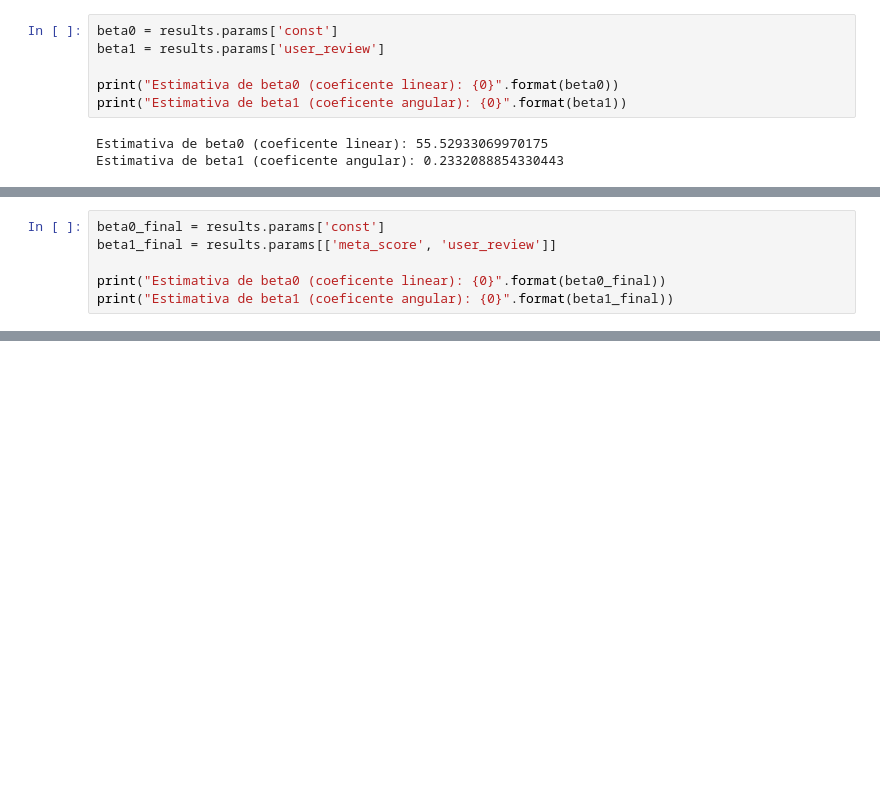
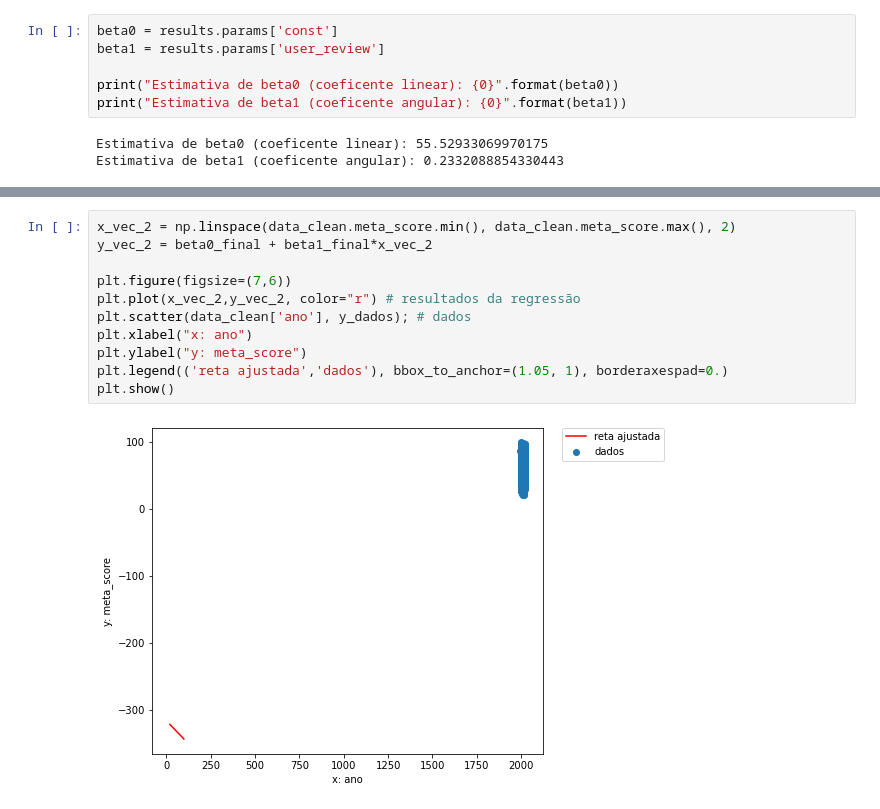
Before and after one commit to enzodlz/Projeto_2_CDADOS, a Jupyter notebook: P2_CDADOS.ipynb, the cells around one changed output, grey strips where cells are left out. Cells and saved outputs as stored; diff of their text form; blank space fills up the shorter version.

```diff
--- a/P2_CDADOS.ipynb
+++ b/P2_CDADOS.ipynb
@@ -466,6 +279,0 @@ Notes:
-# %%
-beta0_final = results.params['const']
-beta1_final = results.params[['meta_score', 'user_review']]
-
-print("Estimativa de beta0 (coeficente linear): {0}".format(beta0_final))
-print("Estimativa de beta1 (coeficente angular): {0}".format(beta1_final))
@@ -570,0 +638,13 @@ plt.show()
+# %%
+x_vec_2 = np.linspace(data_clean.meta_score.min(), data_clean.meta_score.max(), 2)
+y_vec_2 = beta0_final + beta1_final*x_vec_2
+
+plt.figure(figsize=(7,6))
+plt.plot(x_vec_2,y_vec_2, color="r") # resultados da regressão
+plt.scatter(data_clean['ano'], y_dados); # dados
+plt.xlabel("x: ano")
+plt.ylabel("y: meta_score")
+plt.legend(('reta ajustada','dados'), bbox_to_anchor=(1.05, 1), borderaxespad=0.)
+plt.show()
+# %% [output]
+[figure, added]
```
Also changed, not shown: parts of 73 cells of this notebook.
